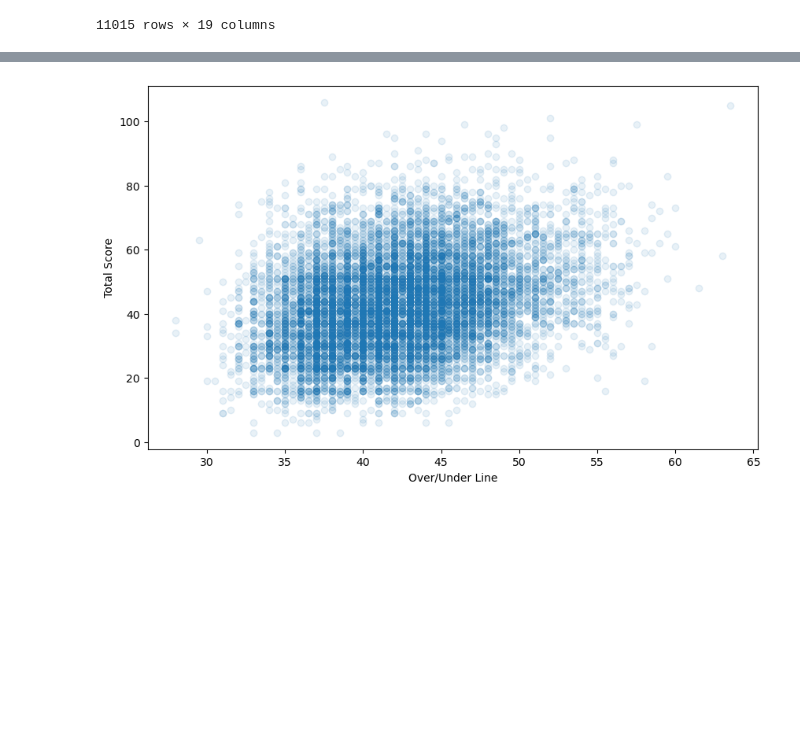
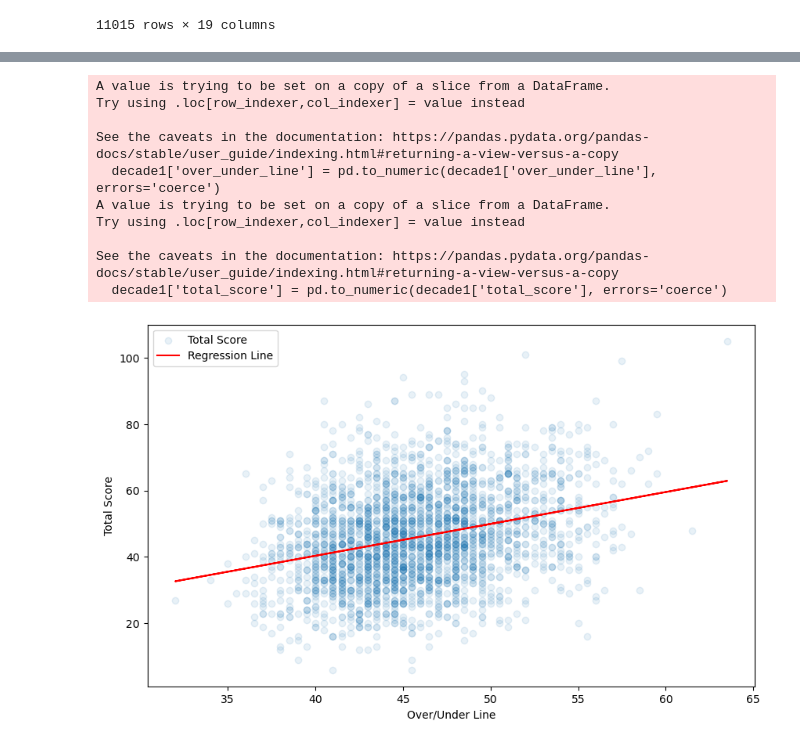
Before and after one commit to davisdw/Project_1_Group_5, a Jupyter notebook: Analysis.ipynb, the cells around one changed output, grey strips where cells are left out. Drawn from its saved outputs; the diff is of its cells as text; code cells hidden in the pictures; blank space fills up the shorter version.

Commit message:
Filtered data by decade update

```diff
--- a/Analysis.ipynb
+++ b/Analysis.ipynb
@@ -116,4 +117,24 @@ See the caveats in the documentation: https://pandas.pydata.org/pandas-docs/stab
 | 13515 | 2023-02-12 | 2022 | Superbowl | True | Philadelphia Eagles | 35.0 | 38.0 | ... |
 11015 rows × 19 columns
 # %%
+# Filter data Sets
+reg_szn = filtered_scores_data.loc[filtered_scores_data["schedule_playoff"] == False]
+
+# Define the date ranges
+date_range_1 = ('2013-09-05', '2023-02-12')
+date_range_2 = ('2003-09-04', '2013-02-03')
+date_range_3 = ('1993-09-05', '2003-01-26')
+
+# Create masks for each date range
+mask_1 = (filtered_scores_data['schedule_date'] >= date_range_1[0]) & (filtered_scores_data['schedule_date'] <= date_range_1[1])
+mask_2 = (filtered_scores_data['schedule_date'] >= date_range_2[0]) & (filtered_scores_data['schedule_date'] <= date_range_2[1])
+mask_3 = (filtered_scores_data['schedule_date'] >= date_range_3[0]) & (filtered_scores_data['schedule_date'] <= date_range_3[1])
+
+# Create data sets for each date range
+decade1 = filtered_scores_data[mask_1]
+decade2 = filtered_scores_data[mask_2]
+decade3 = filtered_scores_data[mask_3]
+
+# Now, data_set_1, data_set_2, and data_set_3 contain the games within the specified date ranges
+decade1
 # %% [output]
@@ -121,11 +154,44 @@ See the caveats in the documentation: https://pandas.pydata.org/pandas-docs/stab
 # %%
-# Plot the data comparing the over_under_line to the total_score
-x_values = filtered_scores_data['over_under_line']
-y_values = filtered_scores_data['total_score']
-plt.figure(figsize=(10,6))
-plt.scatter(x_values, y_values, alpha=0.1)
-plt.xlabel('Over/Under Line')
-plt.ylabel('Total Score')
-plt.show()
+# Plot the data comparing the over_under_line to the total_score with regression line
+def plot_linear_regression(x_values, y_values, ylabel, coordinates):
+    (slope, intercept, rvalue, pvalue, stderr) = linregress(x_values, y_values)
+    regress_values = x_values * slope + intercept
+    line_eq = "y = " + str(round(slope, 2)) + "x + " + str(round(intercept, 2))
+
+    # Create the scatter plot
+    plt.figure(figsize=(10, 6))
+    plt.scatter(x_values, y_values, alpha=0.1, label='Total Score')
+
+    # Add the regression line to the plot
+    plt.plot(x_values, regress_values, color='red', label='Regression Line')
+
+    # Annotate the equation on the plot
+    plt.annotate(line_eq, coordinates, fontsize=15, color="red")
+
+    # Set the title and labels for the axes
+    plt.xlabel('Over/Under Line')
+    plt.ylabel(ylabel)
+    plt.legend()
+    plt.show()
+
+decade1['over_under_line'] = pd.to_numeric(decade1['over_under_line'], errors='coerce')
+decade1['total_score'] = pd.to_numeric(decade1['total_score'], errors='coerce')
+
+# Your x and y values
+
+x_values = decade1['over_under_line']
+y_values = decade1['total_score']
+
+plot_linear_regression(x_values, y_values, 'Total Score', (25, 40))
 # %% [output]
+A value is trying to be set on a copy of a slice from a DataFrame.
+Try using .loc[row_indexer,col_indexer] = value instead
+
+See the caveats in the documentation: https://pandas.pydata.org/pandas-docs/stable/user_guide/indexing.html#returning-a-view-versus-a-copy
+  decade1['over_under_line'] = pd.to_numeric(decade1['over_under_line'], errors='coerce')
+A value is trying to be set on a copy of a slice from a DataFrame.
+Try using .loc[row_indexer,col_indexer] = value instead
+
+See the caveats in the documentation: https://pandas.pydata.org/pandas-docs/stable/user_guide/indexing.html#returning-a-view-versus-a-copy
+  decade1['total_score'] = pd.to_numeric(decade1['total_score'], errors='coerce')
-[figure, old version]
+[figure, new version]
```
Also changed, not shown: parts of 5 cells of this notebook, 1 other file.
